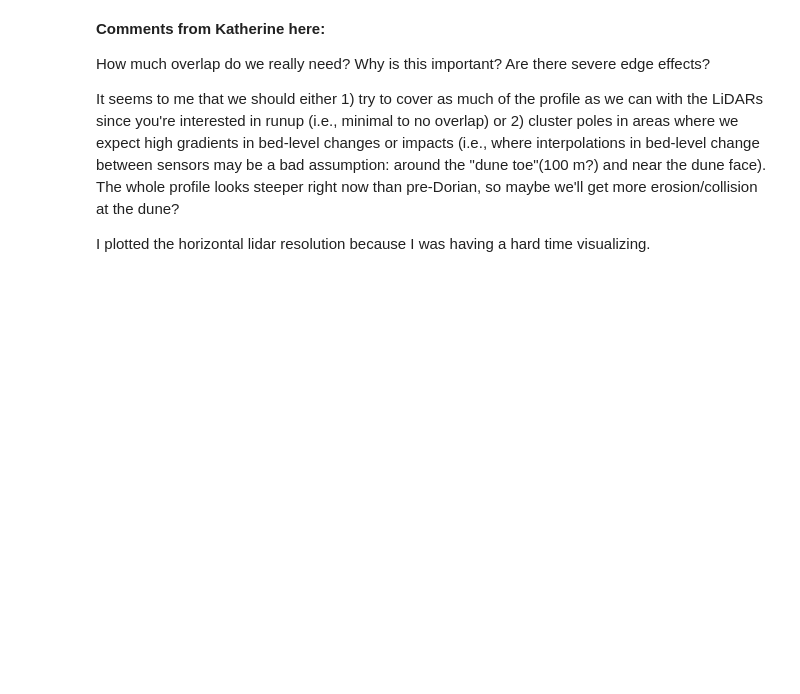
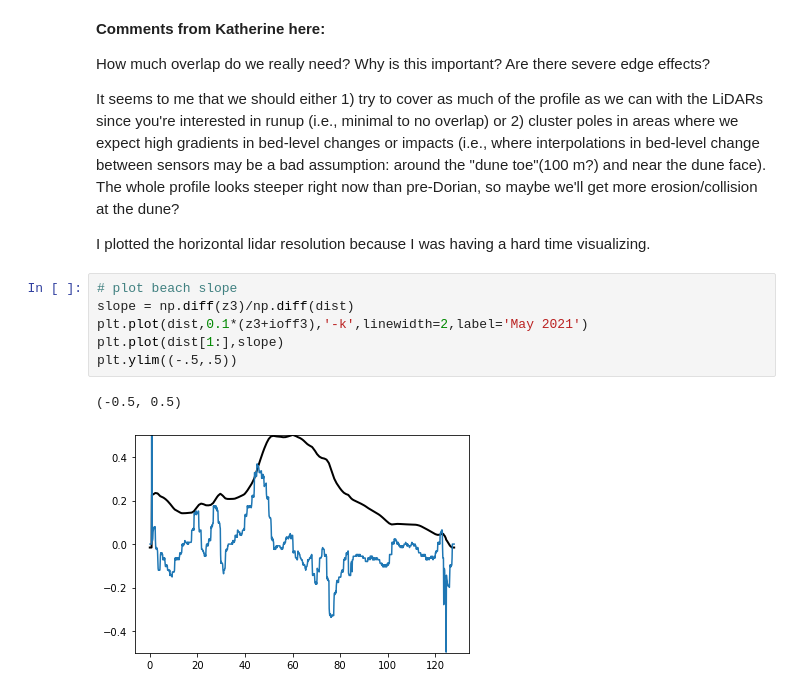
Before and after one commit to csherwood-usgs/DUNEX, a Jupyter notebook: plan_pole_transect.ipynb, the cells around one changed output. Cells and saved outputs as stored; diff of their text form; blank space fills up the shorter version.

```diff
--- a/plan_pole_transect.ipynb
+++ b/plan_pole_transect.ipynb
@@ -86,3 +158,12 @@ How much overlap do we really need? Why is this important? Are there severe edge
 It seems to me that we should either 1) try to cover as much of the profile as we can with the LiDARs since you're interested in runup (i.e., minimal to no overlap) or 2) cluster poles in areas where we expect high gradients in bed-level changes or impacts (i.e., where interpolations in bed-level change between sensors may be a bad assumption: around the "dune toe"(100 m?) and near the dune face). The whole profile looks steeper right now than pre-Dorian, so maybe we'll get more erosion/collision at the dune?
 
 I plotted the horizontal lidar resolution because I was having a hard time visualizing.
+# %%
+# plot beach slope
+slope = np.diff(z3)/np.diff(dist)
+plt.plot(dist,0.1*(z3+ioff3),'-k',linewidth=2,label='May 2021')
+plt.plot(dist[1:],slope)
+plt.ylim((-.5,.5))
+# %% [output]
+(-0.5, 0.5)
+[figure, added]
```
Also changed, not shown: parts of 5 cells of this notebook, 6 other files.
